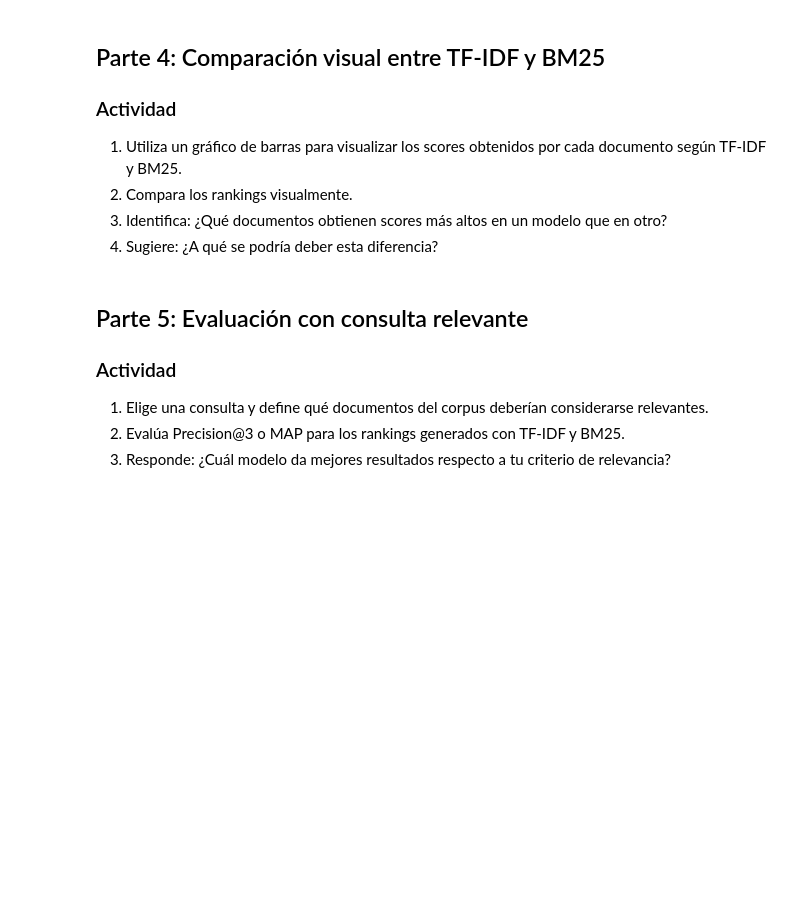
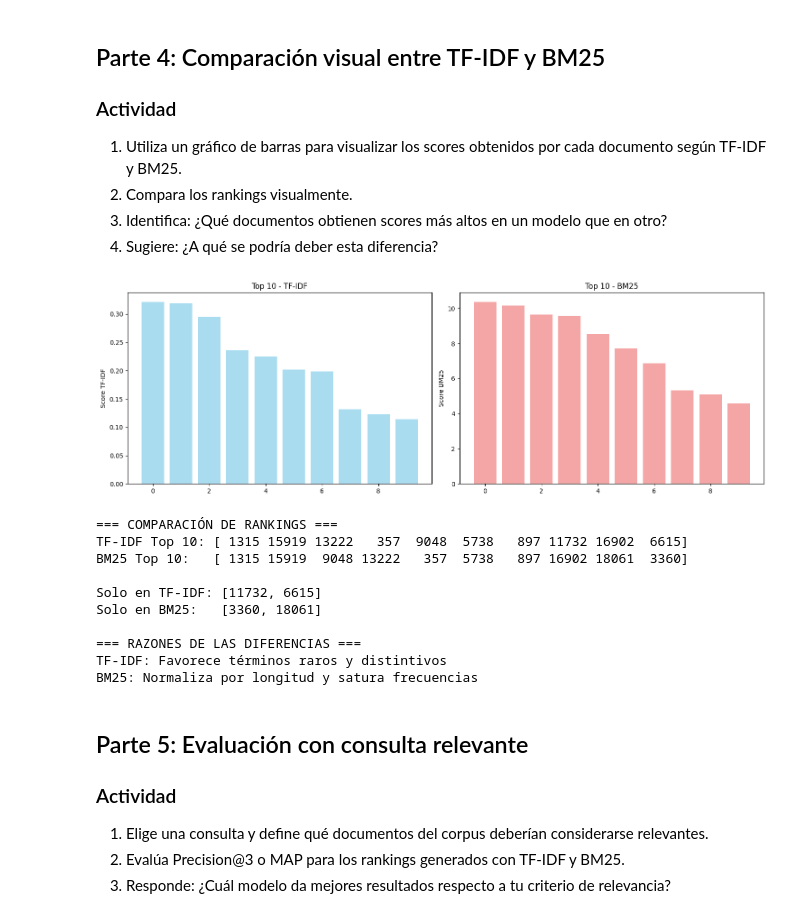
Before and after one commit to ELiasLBT1/Recuperaci-n-informaci-n, a Jupyter notebook: 4 probabilidad/04bm25-3.ipynb, the cells around one changed output. Drawn from its saved outputs; the diff is of its cells as text; code cells hidden in the pictures; blank space fills up the shorter version.

```diff
--- a/4 probabilidad/04bm25-3.ipynb
+++ b/4 probabilidad/04bm25-3.ipynb
@@ -412,6 +426,61 @@ Tabla de BM25 de documentos:
 2. Compara los rankings visualmente.
 3. Identifica: ¿Qué documentos obtienen scores más altos en un modelo que en otro?
 4. Sugiere: ¿A qué se podría deber esta diferencia?
+# %%
+import matplotlib.pyplot as plt
+import numpy as np
+import pandas as pd
+
+# 1. GRÁFICO DE BARRAS COMPARATIVO
+top_n = 10
+top_tfidf_indices = indices_ordenados[:top_n]
+top_tfidf_scores = similarity_clean[0][top_tfidf_indices]
+top_bm25_indices = indices_bm25_ordenados[:top_n]
+top_bm25_scores = scores_bm25[top_bm25_indices]
+
+# Gráfico de barras
+fig, (ax1, ax2) = plt.subplots(1, 2, figsize=(15, 5))
+
+ax1.bar(range(top_n), top_tfidf_scores, color='skyblue', alpha=0.7)
+ax1.set_title('Top 10 - TF-IDF')
+ax1.set_ylabel('Score TF-IDF')
+
+ax2.bar(range(top_n), top_bm25_scores, color='lightcoral', alpha=0.7)
+ax2.set_title('Top 10 - BM25')
+ax2.set_ylabel('Score BM25')
+
+plt.tight_layout()
+plt.show()
+
+# 2. COMPARACIÓN DE RANKINGS
+print("=== COMPARACIÓN DE RANKINGS ===")
+print(f"TF-IDF Top 10: {top_tfidf_indices}")
+print(f"BM25 Top 10:   {top_bm25_indices}")
+
+# 3. DOCUMENTOS ÚNICOS
+only_tfidf = set(top_tfidf_indices) - set(top_bm25_indices)
+only_bm25 = set(top_bm25_indices) - set(top_tfidf_indices)
+
+# Convertir a enteros normales para salida más limpia
+print(f"\nSolo en TF-IDF: {[int(x) for x in only_tfidf]}")
+print(f"Solo en BM25:   {[int(x) for x in only_bm25]}")
+
+# 4. RAZONES DE DIFERENCIAS
+print("\n=== RAZONES DE LAS DIFERENCIAS ===")
+print("TF-IDF: Favorece términos raros y distintivos")
+print("BM25: Normaliza por longitud y satura frecuencias")
+# %% [output]
+[figure, added]
+=== COMPARACIÓN DE RANKINGS ===
+TF-IDF Top 10: [ 1315 15919 13222   357  9048  5738   897 11732 16902  6615]
+BM25 Top 10:   [ 1315 15919  9048 13222   357  5738   897 16902 18061  3360]
+
+Solo en TF-IDF: [11732, 6615]
+Solo en BM25:   [3360, 18061]
+
+=== RAZONES DE LAS DIFERENCIAS ===
+TF-IDF: Favorece términos raros y distintivos
+BM25: Normaliza por longitud y satura frecuencias
 # %% [markdown]
 ## Parte 5: Evaluación con consulta relevante
 
```
Also changed, not shown: parts of 3 cells of this notebook, 1 other file.
